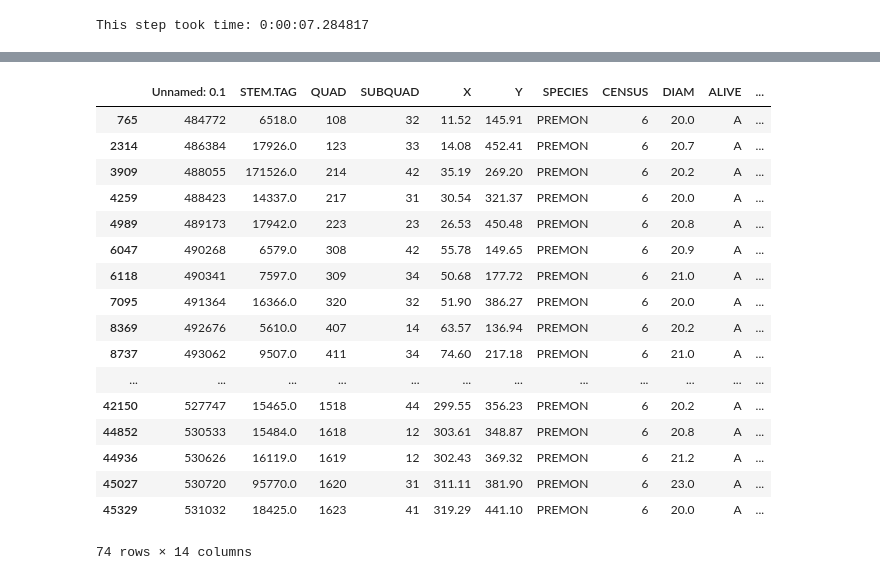
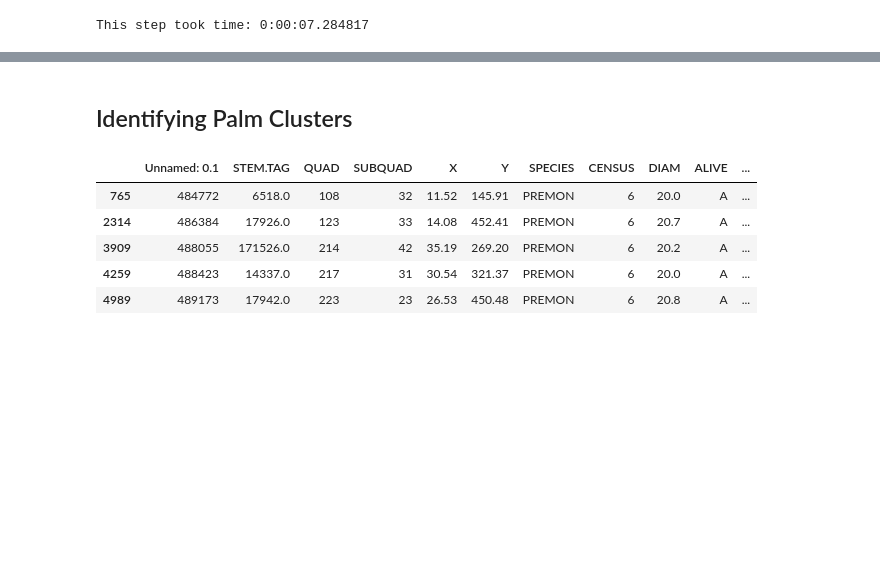
Before and after one commit to helenjin/APL, a Jupyter notebook: VGG19_Clustering.ipynb, the cells around one changed output, grey strips where cells are left out. Drawn from its saved outputs; the diff is of its cells as text; code cells hidden in the pictures; blank space fills up the shorter version.

```diff
--- a/VGG19_Clustering.ipynb
+++ b/VGG19_Clustering.ipynb
@@ -88,27 +56,17 @@ for i in range(len(output)):
+# %% [markdown]
+## Identifying Palm Clusters
 # %%
 lfdp_ground_labels = pd.read_csv("LFDP_ground_labels.csv")
 lfdp_ground_labels = lfdp_ground_labels.drop('Unnamed: 0', axis=1)
 
 lfdp_palm = lfdp_ground_labels.loc[(lfdp_ground_labels['SPECIES'] == 'PREMON') & (lfdp_ground_labels['ALIVE'] == 'A')]
 lfdp_palm = lfdp_palm[lfdp_palm['DIAM'] >= 20]
-lfdp_palm
+lfdp_palm.head()
 # %% [output]
 |  | Unnamed: 0.1 | STEM.TAG | QUAD | SUBQUAD | X | Y | SPECIES | CENSUS | DIAM | ALIVE | ... |
 | 765 | 484772 | 6518.0 | 108 | 32 | 11.52 | 145.91 | PREMON | 6 | 20.0 | A | ... |
 | 2314 | 486384 | 17926.0 | 123 | 33 | 14.08 | 452.41 | PREMON | 6 | 20.7 | A | ... |
 | 3909 | 488055 | 171526.0 | 214 | 42 | 35.19 | 269.20 | PREMON | 6 | 20.2 | A | ... |
 | 4259 | 488423 | 14337.0 | 217 | 31 | 30.54 | 321.37 | PREMON | 6 | 20.0 | A | ... |
 | 4989 | 489173 | 17942.0 | 223 | 23 | 26.53 | 450.48 | PREMON | 6 | 20.8 | A | ... |
-| 6047 | 490268 | 6579.0 | 308 | 42 | 55.78 | 149.65 | PREMON | 6 | 20.9 | A | ... |
-| 6118 | 490341 | 7597.0 | 309 | 34 | 50.68 | 177.72 | PREMON | 6 | 21.0 | A | ... |
-| 7095 | 491364 | 16366.0 | 320 | 32 | 51.90 | 386.27 | PREMON | 6 | 20.0 | A | ... |
-| 8369 | 492676 | 5610.0 | 407 | 14 | 63.57 | 136.94 | PREMON | 6 | 20.2 | A | ... |
-| 8737 | 493062 | 9507.0 | 411 | 34 | 74.60 | 217.18 | PREMON | 6 | 21.0 | A | ... |
-| ... | ... | ... | ... | ... | ... | ... | ... | ... | ... | ... | ... |
-| 42150 | 527747 | 15465.0 | 1518 | 44 | 299.55 | 356.23 | PREMON | 6 | 20.2 | A | ... |
-| 44852 | 530533 | 15484.0 | 1618 | 12 | 303.61 | 348.87 | PREMON | 6 | 20.8 | A | ... |
-| 44936 | 530626 | 16119.0 | 1619 | 12 | 302.43 | 369.32 | PREMON | 6 | 21.2 | A | ... |
-| 45027 | 530720 | 95770.0 | 1620 | 31 | 311.11 | 381.90 | PREMON | 6 | 23.0 | A | ... |
-| 45329 | 531032 | 18425.0 | 1623 | 41 | 319.29 | 441.10 | PREMON | 6 | 20.0 | A | ... |
-74 rows × 14 columns
 # %%
```
Also changed, not shown: parts of 12 cells of this notebook, 3 other files.
